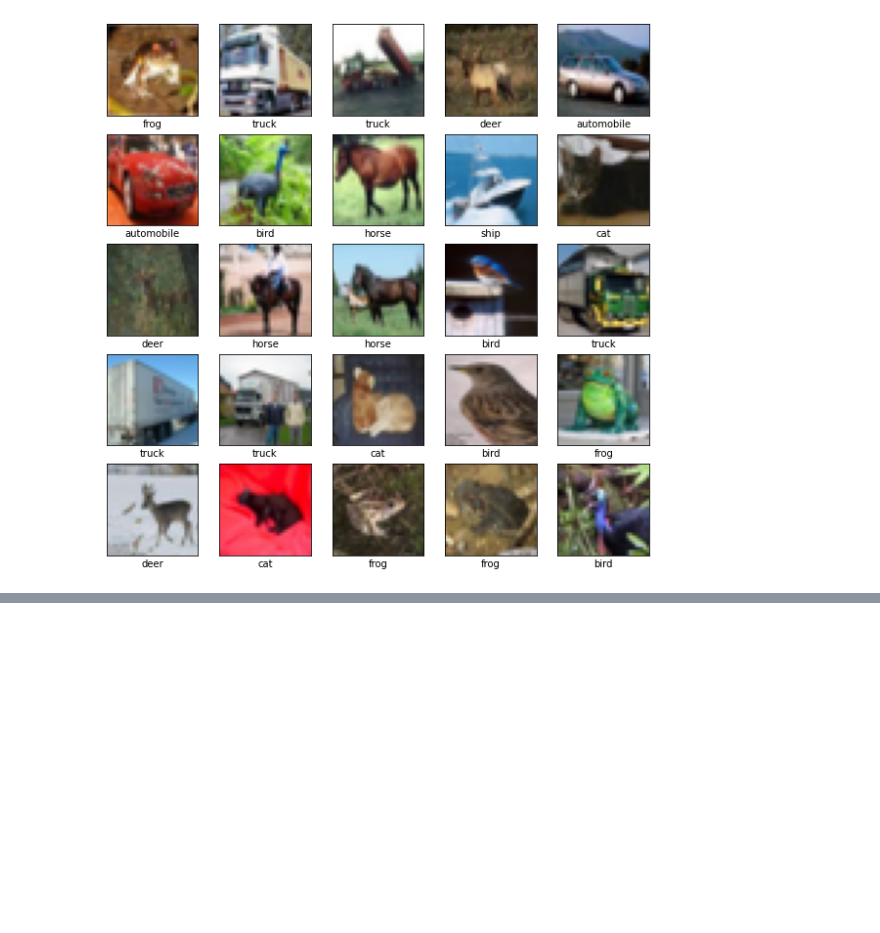
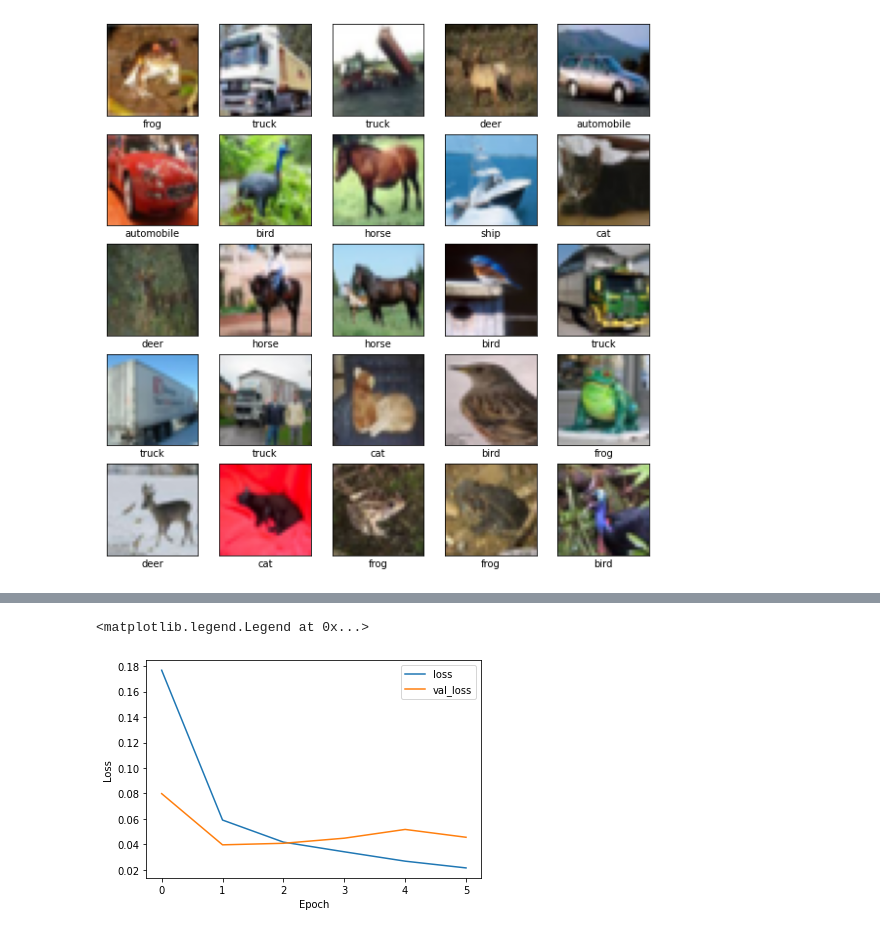
Before and after one commit to RoseSarlake/deep-learning, a Jupyter notebook: DL_exe1.ipynb, the cells around one changed output, grey strips where cells are left out. Saved outputs shown, nothing was run; the diff lists cells and outputs as text; code cells hidden in the pictures; blank space fills up the shorter version.

```diff
--- a/DL_exe1.ipynb
+++ b/DL_exe1.ipynb
@@ -134,0 +150,37 @@ print(test_loss)
+# %%
+def normalize_img(image, label):
+  """Normalizes images: `uint8` -> `float32`."""
+  return tf.cast(image, tf.float32) / 255., label
+# training
+ds_train = ds_train.map(normalize_img, num_parallel_calls=tf.data.AUTOTUNE)
+ds_train = ds_train.cache()
+ds_train = ds_train.shuffle(ds_info.splits['train'].num_examples)
+ds_train = ds_train.batch(128)
+ds_train = ds_train.prefetch(tf.data.AUTOTUNE)
+# testing
+ds_test = ds_test.map(normalize_img, num_parallel_calls=tf.data.AUTOTUNE)
+ds_test = ds_test.batch(128)
+ds_test = ds_test.cache()
+ds_test = ds_test.prefetch(tf.data.AUTOTUNE)
+# %%
+#Sigmoid, Hyperbolic Tangent, ReLU, ELU and SELU
+model = tf.keras.models.Sequential([
+  tf.keras.layers.Conv2D(32, (3, 3), activation='selu',input_shape=(28, 28, 1)),
+  tf.keras.layers.MaxPooling2D((2, 2)),
+  tf.keras.layers.Conv2D(64, (3, 3), activation='selu'),
+  tf.keras.layers.MaxPooling2D((2, 2)),
+  tf.keras.layers.Conv2D(64, (3, 3), activation='selu'),
+
+  tf.keras.layers.Flatten(),
+  tf.keras.layers.Dense(128, activation='selu'),
+  tf.keras.layers.Dense(10)
+])
+#model.summary()
+# %%
+model.compile(
+    optimizer=tf.keras.optimizers.Adam(0.001),
+    loss=tf.keras.losses.SparseCategoricalCrossentropy(from_logits=True),
+    metrics=[tf.keras.metrics.SparseCategoricalAccuracy()],
+)
+
+history = model.fit(ds_train, epochs=6,validation_data=ds_test)
@@ -134,0 +200,9 @@ print(test_loss)
+# %%
+plt.plot(history.history['loss'], label='loss')
+plt.plot(history.history['val_loss'], label = 'val_loss')
+plt.xlabel('Epoch')
+plt.ylabel('Loss')
+plt.legend(loc='upper right')
+# %% [output]
+<matplotlib.legend.Legend at 0x...>
+[figure, added]
```
Also changed, not shown: parts of 14 cells of this notebook.
